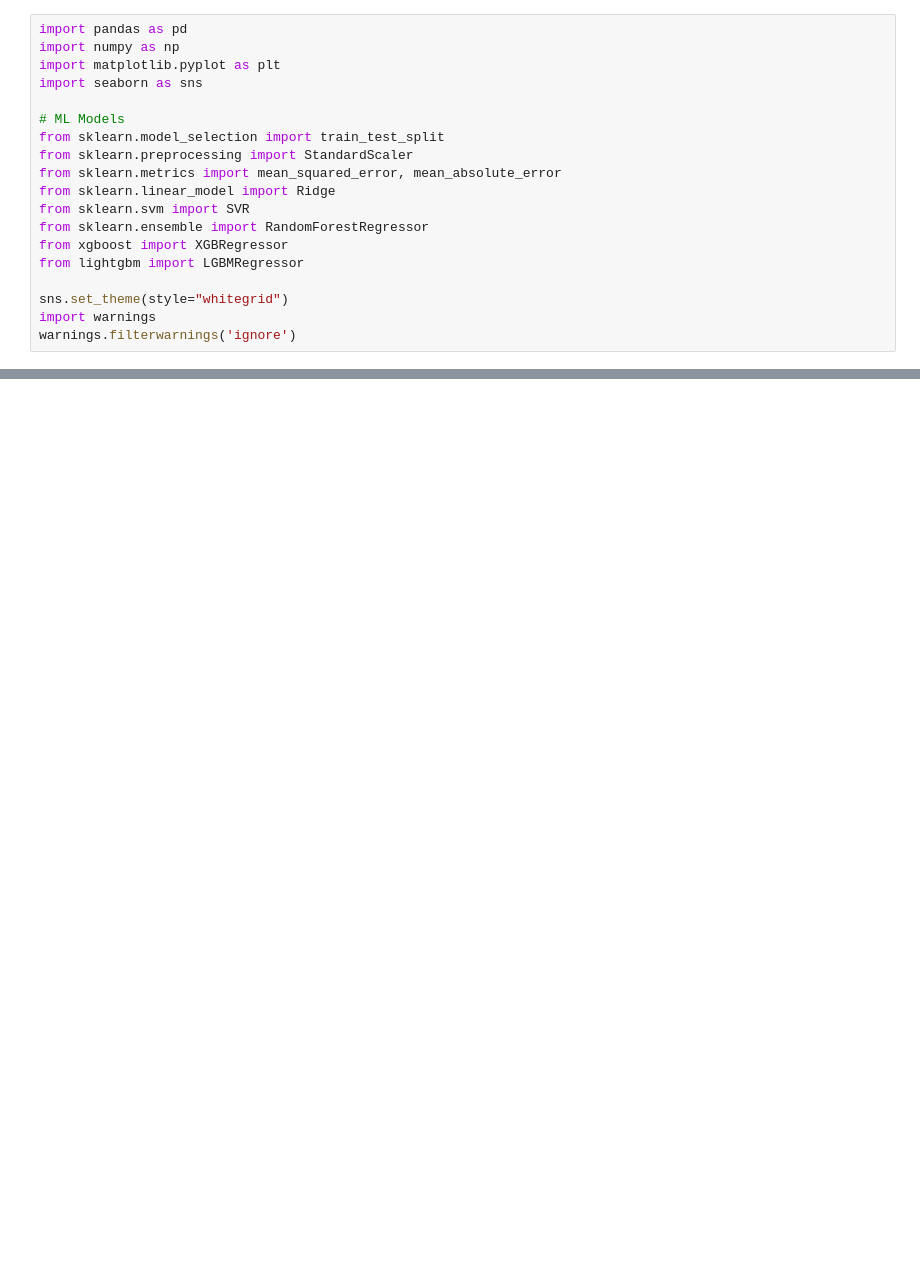
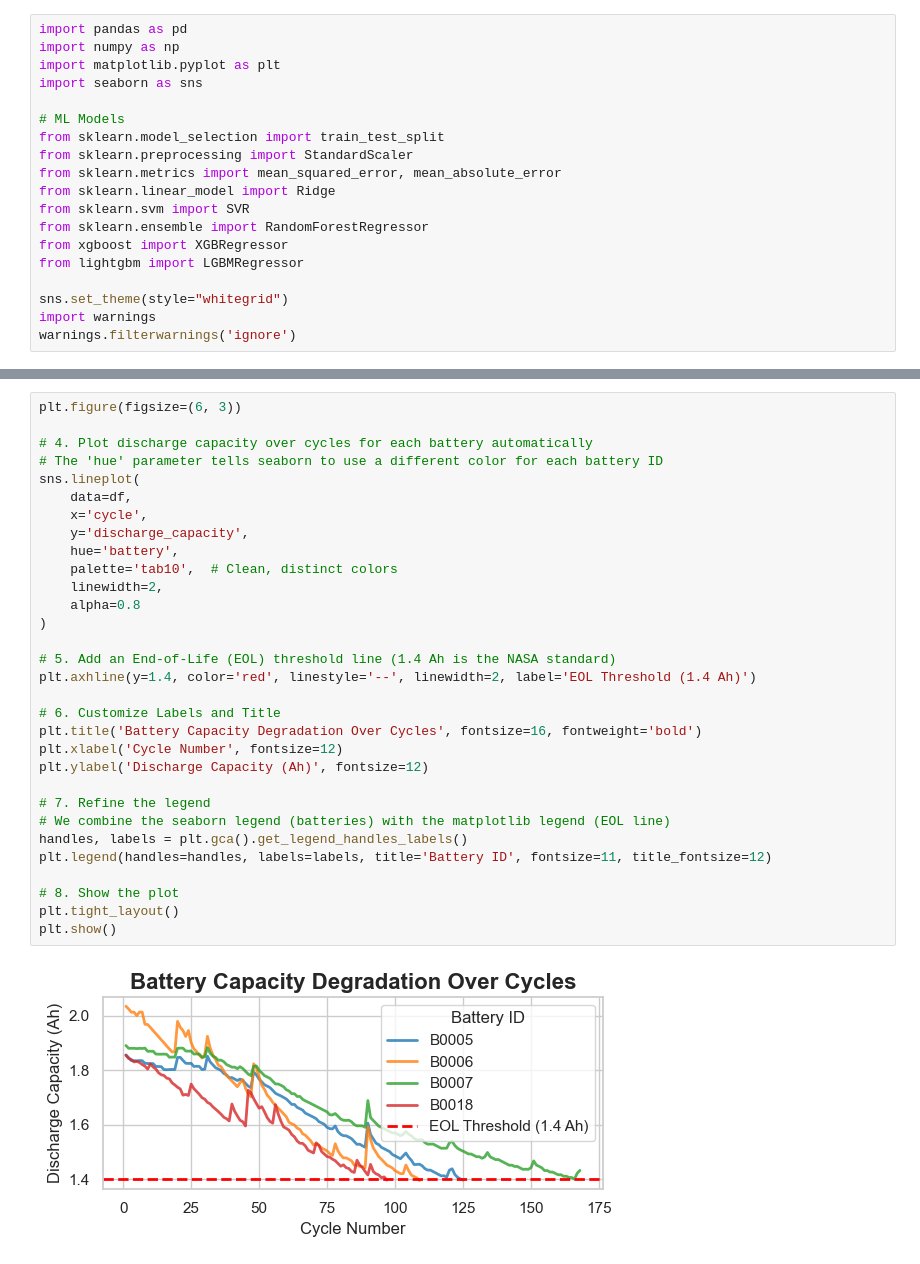
Before and after one commit to pavansharan007/battery-rul-prediction, a Jupyter notebook: ML/BatteryRUL.ipynb, the cells around one changed output, grey strips where cells are left out. Cells and saved outputs as stored; diff of their text form; blank space fills up the shorter version.

```diff
--- a/ML/BatteryRUL.ipynb
+++ b/ML/BatteryRUL.ipynb
@@ -65,6 +100,39 @@ Cleaned dataset shape (RUL >= 0): (125, 11)
 | 2 | B0005 | 3 | 1.835349 | 3.543737 | 3.327451 | 3651.641 | 7369.875 | ... |
 | 3 | B0005 | 4 | 1.835263 | 3.543666 | 3.314182 | 3631.563 | 7303.422 | ... |
 | 4 | B0005 | 5 | 1.834646 | 3.542343 | 3.305497 | 3629.172 | 7390.719 | ... |
+# %%
+plt.figure(figsize=(6, 3))
+
+# 4. Plot discharge capacity over cycles for each battery automatically
+# The 'hue' parameter tells seaborn to use a different color for each battery ID
+sns.lineplot(
+    data=df,
+    x='cycle',
+    y='discharge_capacity',
+    hue='battery',
+    palette='tab10',  # Clean, distinct colors
+    linewidth=2,
+    alpha=0.8
+)
+
+# 5. Add an End-of-Life (EOL) threshold line (1.4 Ah is the NASA standard)
+plt.axhline(y=1.4, color='red', linestyle='--', linewidth=2, label='EOL Threshold (1.4 Ah)')
+
+# 6. Customize Labels and Title
+plt.title('Battery Capacity Degradation Over Cycles', fontsize=16, fontweight='bold')
+plt.xlabel('Cycle Number', fontsize=12)
+plt.ylabel('Discharge Capacity (Ah)', fontsize=12)
+
+# 7. Refine the legend
+# We combine the seaborn legend (batteries) with the matplotlib legend (EOL line)
+handles, labels = plt.gca().get_legend_handles_labels()
+plt.legend(handles=handles, labels=labels, title='Battery ID', fontsize=11, title_fontsize=12)
+
+# 8. Show the plot
+plt.tight_layout()
+plt.show()
+# %% [output]
+[figure, added]
 # %%
 # Select features (Dropping 'battery' as it's a string, and 'cycle' to force the model to learn physics)
 features = ['discharge_capacity', 'avg_voltage', 'end_voltage',
```
Also changed, not shown: parts of 11 cells of this notebook, 4 other files.
